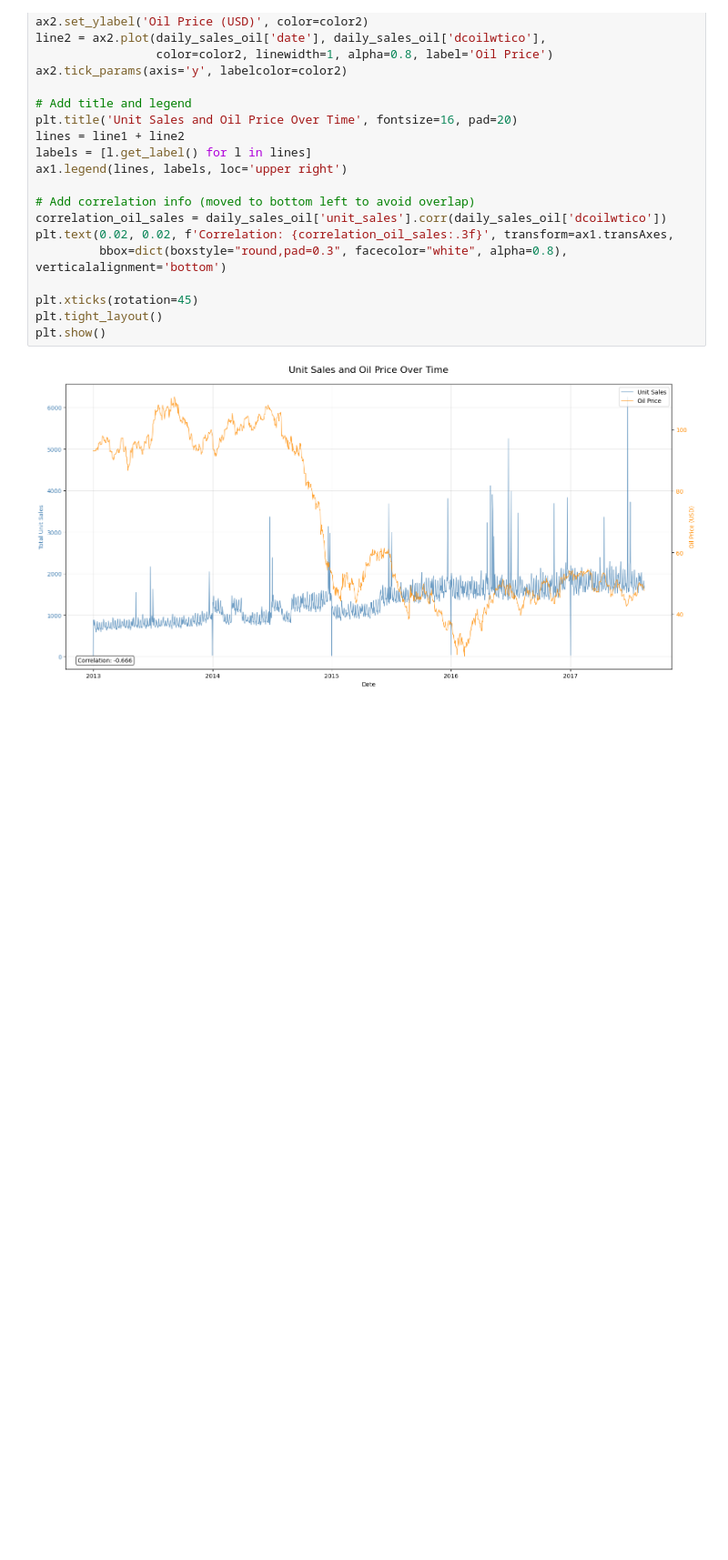
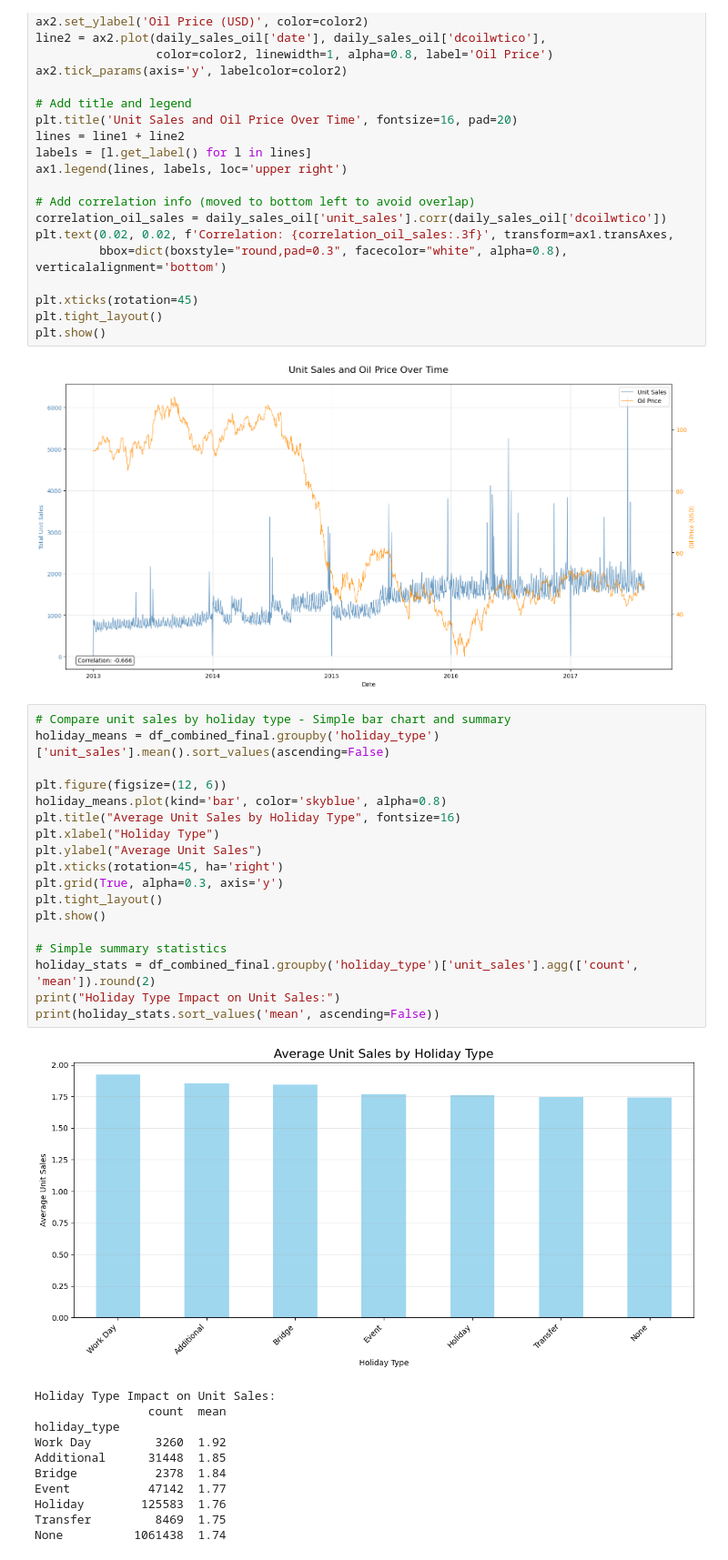
Before and after one commit to apa0/grocery-sales-forecasting, a Jupyter notebook: scripts/eda_visuals.ipynb, the cells around one changed output. Shown at 91% size. Drawn from its saved outputs; the diff is of its cells as text; blank space fills up the shorter version.

Commit message:
Added a visual for Holiday predictor.

```diff
--- a/scripts/eda_visuals.ipynb
+++ b/scripts/eda_visuals.ipynb
@@ -490,3 +490,33 @@ plt.tight_layout()
 plt.show()
 # %% [output]
 [figure]
+# %%
+# Compare unit sales by holiday type - Simple bar chart and summary
+holiday_means = df_combined_final.groupby('holiday_type')['unit_sales'].mean().sort_values(ascending=False)
+
+plt.figure(figsize=(12, 6))
+holiday_means.plot(kind='bar', color='skyblue', alpha=0.8)
+plt.title("Average Unit Sales by Holiday Type", fontsize=16)
+plt.xlabel("Holiday Type")
+plt.ylabel("Average Unit Sales")
+plt.xticks(rotation=45, ha='right')
+plt.grid(True, alpha=0.3, axis='y')
+plt.tight_layout()
+plt.show()
+
+# Simple summary statistics
+holiday_stats = df_combined_final.groupby('holiday_type')['unit_sales'].agg(['count', 'mean']).round(2)
+print("Holiday Type Impact on Unit Sales:")
+print(holiday_stats.sort_values('mean', ascending=False))
+# %% [output]
+[figure, added]
+Holiday Type Impact on Unit Sales:
+                count  mean
+holiday_type
+Work Day         3260  1.92
+Additional      31448  1.85
+Bridge           2378  1.84
+Event           47142  1.77
+Holiday        125583  1.76
+Transfer         8469  1.75
+None          1061438  1.74
```
